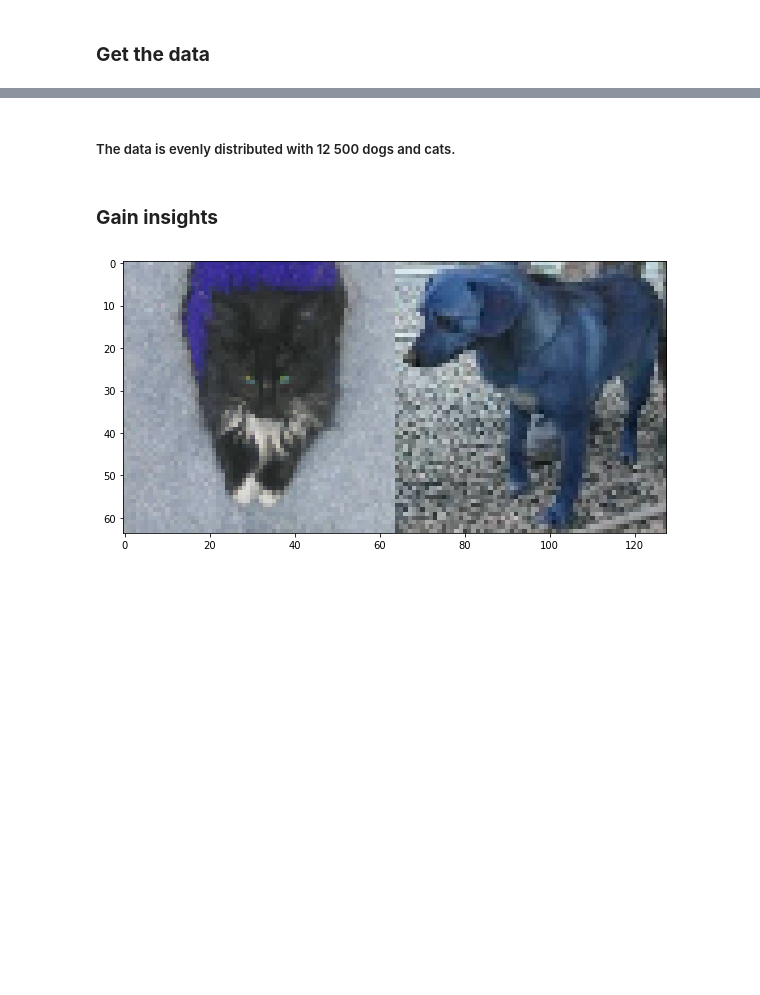
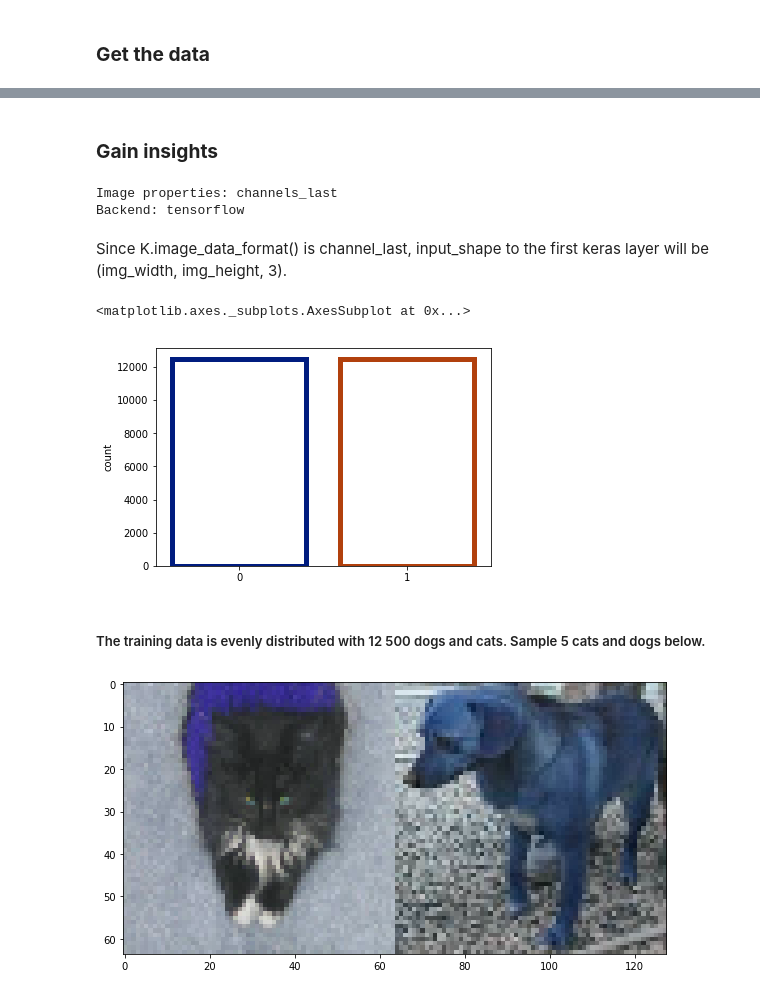
Before and after one commit to 181210/dat158, a Jupyter notebook: Oblig_2/Oblig_2ML.ipynb, the cells around one changed output, grey strips where cells are left out. Drawn from its saved outputs; the diff is of its cells as text; code cells hidden in the pictures; blank space fills up the shorter version.

```diff
--- a/Oblig_2/Oblig_2ML.ipynb
+++ b/Oblig_2/Oblig_2ML.ipynb
@@ -525,5 +497,22 @@ Test shape: (6250, 3, 64, 64)
-# %% [markdown]
-##### The data is evenly distributed with 12 500 dogs and cats.
 # %% [markdown]
 ### **Gain insights**
+# %%
+# Checking Keras set-up
+
+# "channels_last" assumes (rows, cols, channels)
+print("Image properties: " + K.image_data_format())
+# Tensorflow is default backend to Keras, can also use Theano or cntk
+print("Backend: " + K.backend())
+# %% [output]
+Image properties: channels_last
+Backend: tensorflow
+# %% [markdown]
+Since K.image_data_format() is channel_last, input_shape to the first keras layer will be (img_width, img_height, 3).
+# %%
+sns.countplot(Y, facecolor=(0,0,0,0), linewidth=5, edgecolor=sns.color_palette("dark", 3))
+# %% [output]
+<matplotlib.axes._subplots.AxesSubplot at 0x...>
+[figure, added]
+# %% [markdown]
+##### The training data is evenly distributed with 12 500 dogs and cats. Sample 5 cats and dogs below.
 # %%
```
Also changed, not shown: parts of 12 cells of this notebook.
